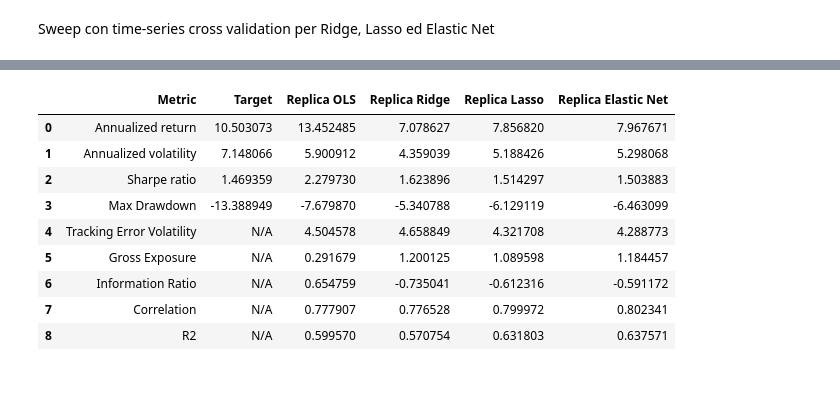
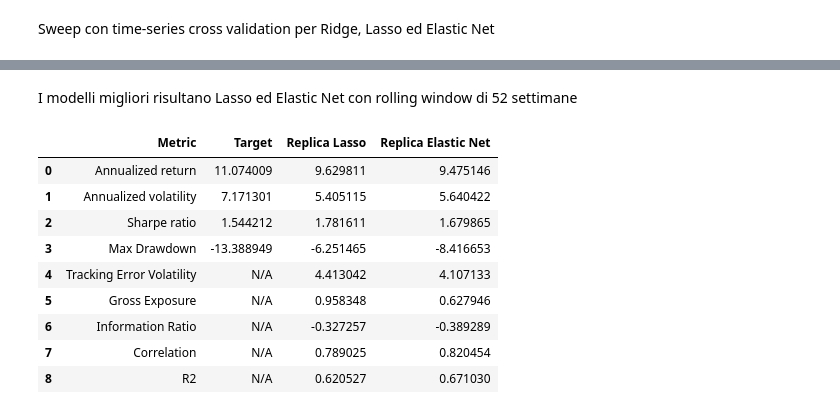
Before and after one commit to tommybaresi-creator/fintech-group-work, a Jupyter notebook: BusinessCase3/StatisticalModels.ipynb, the cells around one changed output, grey strips where cells are left out. Cells and saved outputs as stored; diff of their text form; code cells hidden in the pictures; blank space fills up the shorter version.

```diff
--- a/BusinessCase3/StatisticalModels.ipynb
+++ b/BusinessCase3/StatisticalModels.ipynb
@@ -434,13 +400,11 @@ Y_pred_test_elastic = pd.Series(
 # %%
-# Allineamento date
-
-Y_test_aligned = Y_test.loc[Y_pred_test.index]
-Y_test_aligned_ridge = Y_test.loc[Y_pred_test_ridge.index]
-Y_test_aligned_lasso = Y_test.loc[Y_pred_test_lasso.index]
+# ── ALLINEAMENTO DATE ─────────────────────────────────────────────────────
+Y_test_aligned         = Y_test.loc[Y_pred_test_ols.index]
+Y_test_aligned_ridge   = Y_test.loc[Y_pred_test_ridge.index]
+Y_test_aligned_lasso   = Y_test.loc[Y_pred_test_lasso.index]
 Y_test_aligned_elastic = Y_test.loc[Y_pred_test_elastic.index]
 
-# Metriche
-
+# ── METRICHE ──────────────────────────────────────────────────────────────
 metric_names = [
     'Annualized return',
     'Annualized volatility',
@@ -464,7 +428,7 @@ target_values = [
 metrics = pd.DataFrame({
     'Metric'             : metric_names,
     'Target'             : target_values,
-    'Replica OLS'        : compute_metrics(Y_pred_test,         Y_test_aligned,         weights_test),
+    'Replica OLS'        : compute_metrics(Y_pred_test_ols,     Y_test_aligned,         weights_test_ols),
     'Replica Ridge'      : compute_metrics(Y_pred_test_ridge,   Y_test_aligned_ridge,   weights_test_ridge),
     'Replica Lasso'      : compute_metrics(Y_pred_test_lasso,   Y_test_aligned_lasso,   weights_test_lasso),
     'Replica Elastic Net': compute_metrics(Y_pred_test_elastic, Y_test_aligned_elastic, weights_test_elastic)
@@ -843,51 +575,81 @@ Y_pred_test_elastic = pd.Series(
+# %% [markdown]
+I modelli migliori risultano Lasso ed Elastic Net con rolling window di 52 settimane
 # %%
-# Allineamento date
+# ── LASSO ─────────────────────────────────────────────────────────────────
+res_lasso = run_model(
+    X_train, X_test,
+    X_train_scaled, X_test_scaled,
+    Y_train, Y_test,
+    Y_train_scaled, Y_test_scaled,
+    scaler_X, scaler_Y,
+    model_type        = 'Lasso',
+    rolling_window    = 52,
+    alpha             = best_alpha_lasso,
+    transaction_costs = True
+)
 
-Y_test_aligned = Y_test.loc[Y_pred_test.index]
-Y_test_aligned_ridge = Y_test.loc[Y_pred_test_ridge.index]
-Y_test_aligned_lasso = Y_test.loc[Y_pred_test_lasso.index]
+# ── ELASTIC NET ───────────────────────────────────────────────────────────
+res_elastic = run_model(
+    X_train, X_test,
+    X_train_scaled, X_test_scaled,
+    Y_train, Y_test,
+    Y_train_scaled, Y_test_scaled,
+    scaler_X, scaler_Y,
+    model_type        = 'ElasticNet',
+    rolling_window    = 156,
+    alpha             = best_alpha_elastic,
+    l1_ratio          = best_l1_ratio,
+    transaction_costs = True
+)
+
+# ── ESTRAZIONE RISULTATI ──────────────────────────────────────────────────
+Y_pred_test_lasso   = res_lasso['Y_pred_test']
+Y_pred_test_elastic = res_elastic['Y_pred_test']
+
+weights_test_lasso   = res_lasso['weights_test']
+weights_test_elastic = res_elastic['weights_test']
+
+# ── ALLINEAMENTO DATE ─────────────────────────────────────────────────────
+Y_test_aligned_lasso   = Y_test.loc[Y_pred_test_lasso.index]
 Y_test_aligned_elastic = Y_test.loc[Y_pred_test_elastic.index]
 
-# Metriche
-
+# ── METRICHE ──────────────────────────────────────────────────────────────
 metric_names = [
     'Annualized return',
     'Annualized volatility',
     'Sharpe ratio',
     'Max Drawdown',
     'Tracking Error Volatility',
     'Gross Exposure',
     'Information Ratio',
     'Correlation',
     'R2'
 ]
 
 target_values = [
     annual_return(Y_test_aligned) * 100,
     volatility(Y_test_aligned) * 100,
     sharpe_ratio(Y_test_aligned),
     max_drawdown(Y_test_aligned) * 100,
     'N/A', 'N/A', 'N/A', 'N/A', 'N/A'
 ]
 
 metrics = pd.DataFrame({
     'Metric'             : metric_names,
     'Target'             : target_values,
-    'Replica OLS'        : compute_metrics(Y_pred_test,         Y_test_aligned,         weights_test),
-    'Replica Ridge'      : compute_metrics(Y_pred_test_ridge,   Y_test_aligned_ridge,   weights_test_ridge),
     'Replica Lasso'      : compute_metrics(Y_pred_test_lasso,   Y_test_aligned_lasso,   weights_test_lasso),
     'Replica Elastic Net': compute_metrics(Y_pred_test_elastic, Y_test_aligned_elastic, weights_test_elastic)
 })
 
 metrics
 # %% [output]
-|  | Metric | Target | Replica OLS | Replica Ridge | Replica Lasso | Replica Elastic Net |
-| 0 | Annualized return | 10.503073 | 13.452485 | 7.078627 | 7.856820 | 7.967671 |
-| 1 | Annualized volatility | 7.148066 | 5.900912 | 4.359039 | 5.188426 | 5.298068 |
-| 2 | Sharpe ratio | 1.469359 | 2.279730 | 1.623896 | 1.514297 | 1.503883 |
-| 3 | Max Drawdown | -13.388949 | -7.679870 | -5.340788 | -6.129119 | -6.463099 |
-| 4 | Tracking Error Volatility | N/A | 4.504578 | 4.658849 | 4.321708 | 4.288773 |
-| 5 | Gross Exposure | N/A | 0.291679 | 1.200125 | 1.089598 | 1.184457 |
-| 6 | Information Ratio | N/A | 0.654759 | -0.735041 | -0.612316 | -0.591172 |
-| 7 | Correlation | N/A | 0.777907 | 0.776528 | 0.799972 | 0.802341 |
-| 8 | R2 | N/A | 0.599570 | 0.570754 | 0.631803 | 0.637571 |
+|  | Metric | Target | Replica Lasso | Replica Elastic Net |
+| 0 | Annualized return | 11.074009 | 9.629811 | 9.475146 |
+| 1 | Annualized volatility | 7.171301 | 5.405115 | 5.640422 |
+| 2 | Sharpe ratio | 1.544212 | 1.781611 | 1.679865 |
+| 3 | Max Drawdown | -13.388949 | -6.251465 | -8.416653 |
+| 4 | Tracking Error Volatility | N/A | 4.413042 | 4.107133 |
+| 5 | Gross Exposure | N/A | 0.958348 | 0.627946 |
+| 6 | Information Ratio | N/A | -0.327257 | -0.389289 |
+| 7 | Correlation | N/A | 0.789025 | 0.820454 |
+| 8 | R2 | N/A | 0.620527 | 0.671030 |
```
Also changed, not shown: parts of 29 cells of this notebook.
